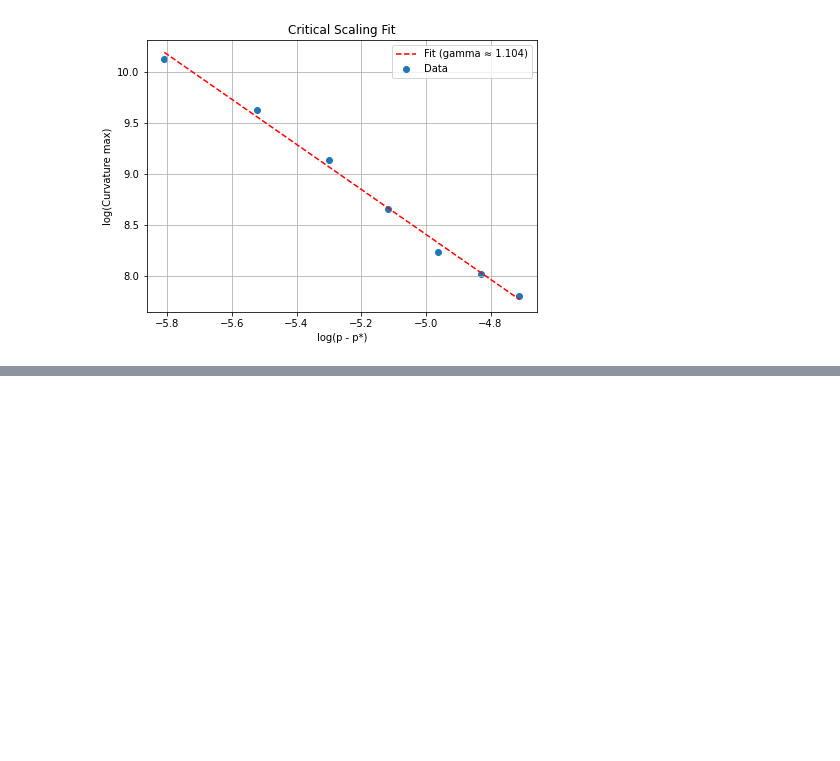
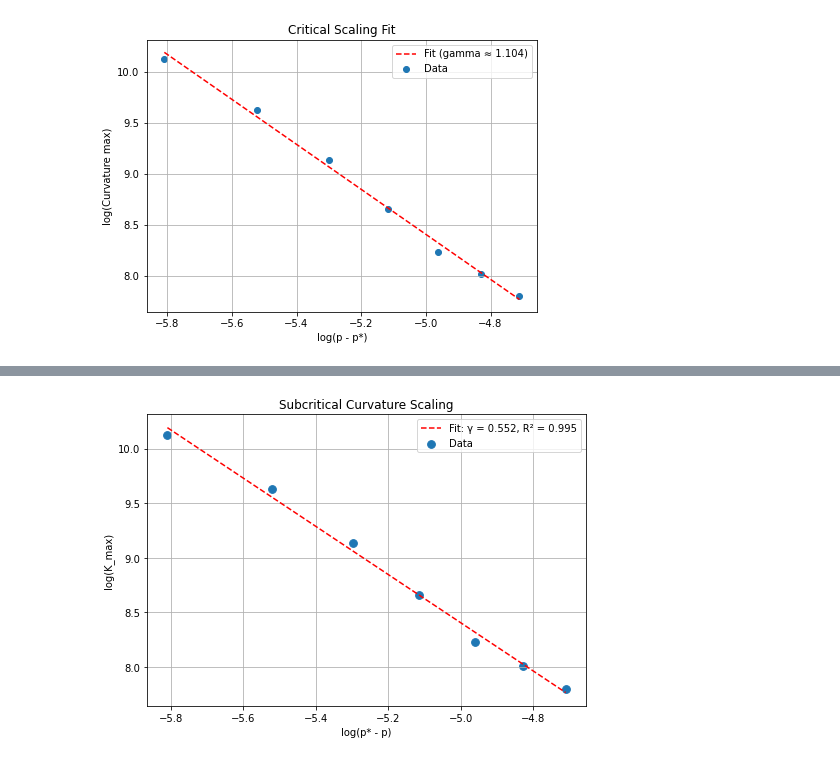
Before and after one commit to Ashix122/BSMS_thesis, a Jupyter notebook: notebooks/scaling.ipynb, the cells around one changed output, grey strips where cells are left out. Cells and saved outputs as stored; diff of their text form; code cells hidden in the pictures; blank space fills up the shorter version.

```diff
--- a/notebooks/scaling.ipynb
+++ b/notebooks/scaling.ipynb
@@ -73,0 +280,85 @@ Gamma = 1.104498587131009
+# %%
+import numpy as np
+import matplotlib.pyplot as plt
+
+# ---------------------------
+# INPUT DATA
+# ---------------------------
+curvature = np.array([
+    2429.599863,
+    3018.903167,
+    3762.686009,
+    5745.299868,
+    9287.641128,
+    15188.59489,
+    24935.63771
+])
+
+# |p - p*| values (subcritical side → p < p*)
+p_minus_pstar = np.array([
+    0.009,
+    0.008,
+    0.007,
+    0.006,
+    0.005,
+    0.004,
+    0.003
+])
+
+# ---------------------------
+# LOG-LOG FIT
+# ---------------------------
+log_x = np.log(p_minus_pstar)     # log(p* - p)
+log_y = np.log(curvature)         # log(K_max)
+
+# linear fit
+slope, intercept = np.polyfit(log_x, log_y, 1)
+
+# ---------------------------
+# EXTRACT GAMMA
+# ---------------------------
+# K_max ~ (p* - p)^(-4γ)
+gamma = -slope / 4
+
+# ---------------------------
+# R^2 CALCULATION
+# ---------------------------
+y_fit_data = slope * log_x + intercept
+
+ss_res = np.sum((log_y - y_fit_data)**2)
+ss_tot = np.sum((log_y - np.mean(log_y))**2)
+
+r2 = 1 - ss_res / ss_tot
+
+# ---------------------------
+# PRINT RESULTS
+# ---------------------------
+print("===== SUBCRITICAL RESULTS =====")
+print(f"Slope = {slope:.6f}")
+print(f"Gamma = {gamma:.6f}")
+print(f"R^2   = {r2:.6f}")
+
+# ---------------------------
+# FIT LINE FOR PLOT
+# ---------------------------
+x_fit = np.linspace(min(log_x), max(log_x), 100)
+y_fit = slope * x_fit + intercept
+
+# ---------------------------
+# PLOT
+# ---------------------------
+plt.figure(figsize=(7,5))
+
+plt.scatter(log_x, log_y, s=60, label="Data")
+plt.plot(x_fit, y_fit, 'r--',
+         label=f"Fit: γ = {gamma:.3f}, R² = {r2:.3f}")
+
+plt.xlabel("log(p* - p)")
+plt.ylabel("log(K_max)")
+plt.title("Subcritical Curvature Scaling")
+plt.legend()
+plt.grid(True)
+
+plt.tight_layout()
+plt.show()
+# %% [output]
@@ -73,0 +369 @@ Gamma = 1.104498587131009
+[figure, added]
```
Also changed, not shown: parts of 4 cells of this notebook, 1 other file.
